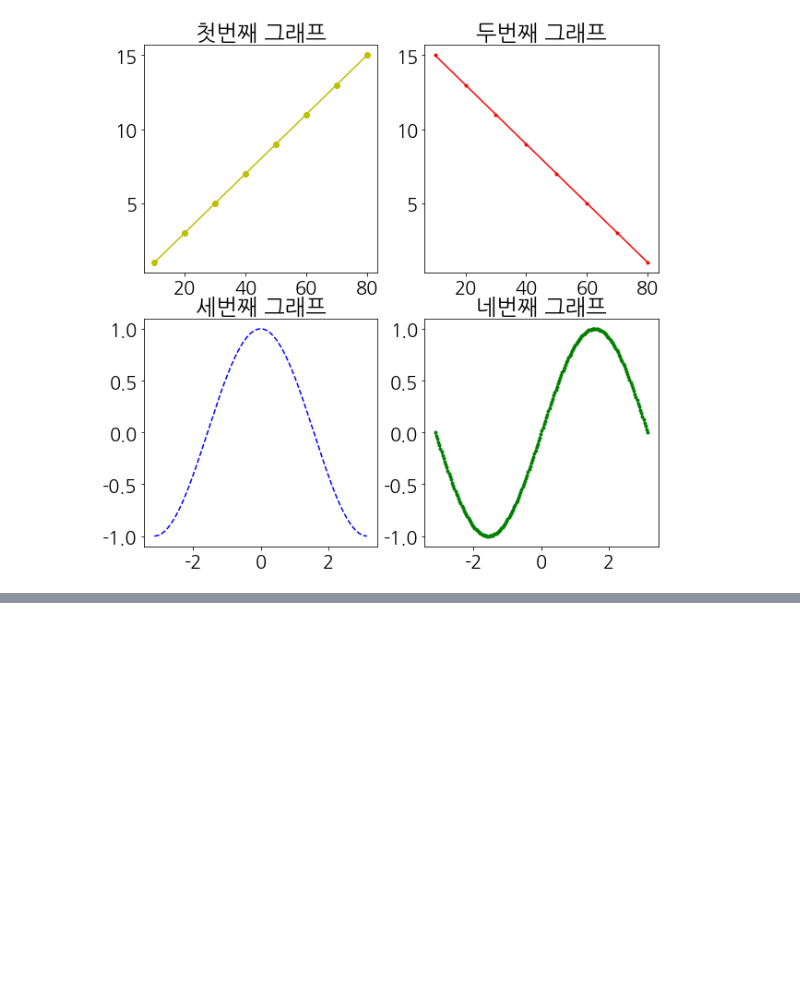
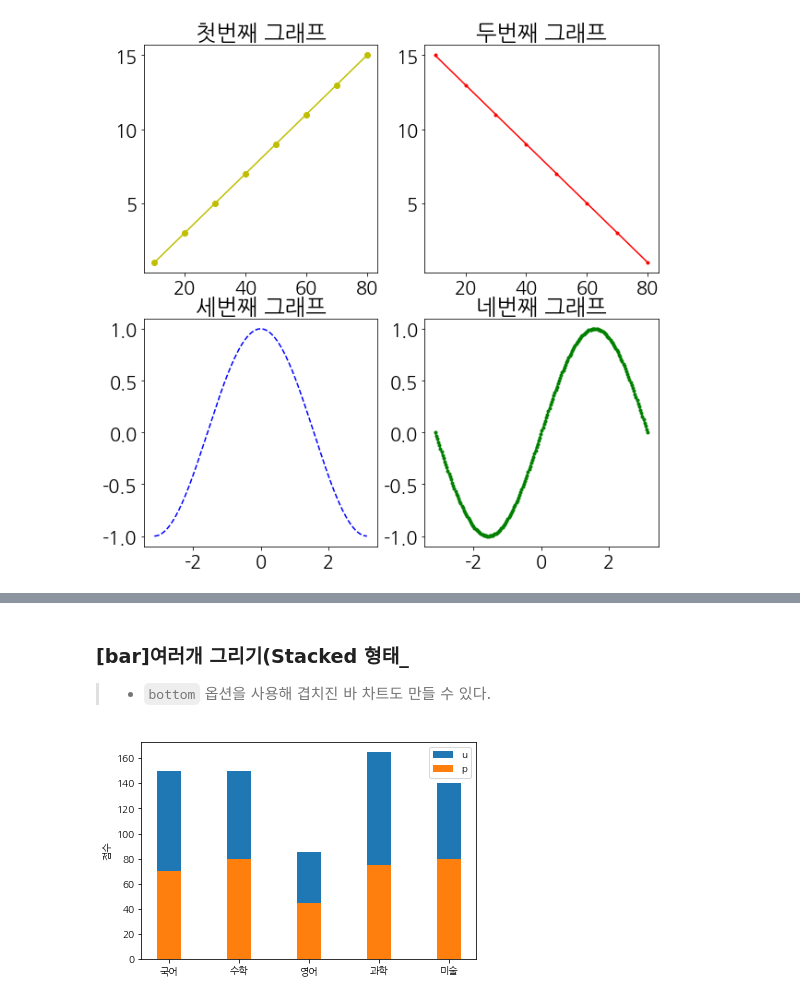
Before and after one commit to sleeptiger/Abc-project, a Jupyter notebook: Matplotib정리L.ipynb, the cells around one changed output, grey strips where cells are left out. Saved outputs shown, nothing was run; the diff lists cells and outputs as text; code cells hidden in the pictures; blank space fills up the shorter version.

```diff
--- a/Matplotib정리L.ipynb
+++ b/Matplotib정리L.ipynb
@@ -351,0 +408,13 @@ plt.show()
+# %% [markdown]
+### [bar]여러개 그리기(Stacked 형태_
+>-  `bottom` 옵션을 사용해 겹치진 바 차트도 만들 수 있다.
+# %%
+bar_width = 0.35
+plt.bar(x, women, width=bar_width, label='여자', bottom=man)
+plt.bar(x, man, width=bar_width, label='남자')
+plt.xticks(x, xlabel)
+plt.ylabel('점수')
+plt.legend('upper right')
+plt.show()
+# %% [output]
+[figure, added]
```
Also changed, not shown: parts of 29 cells of this notebook.
